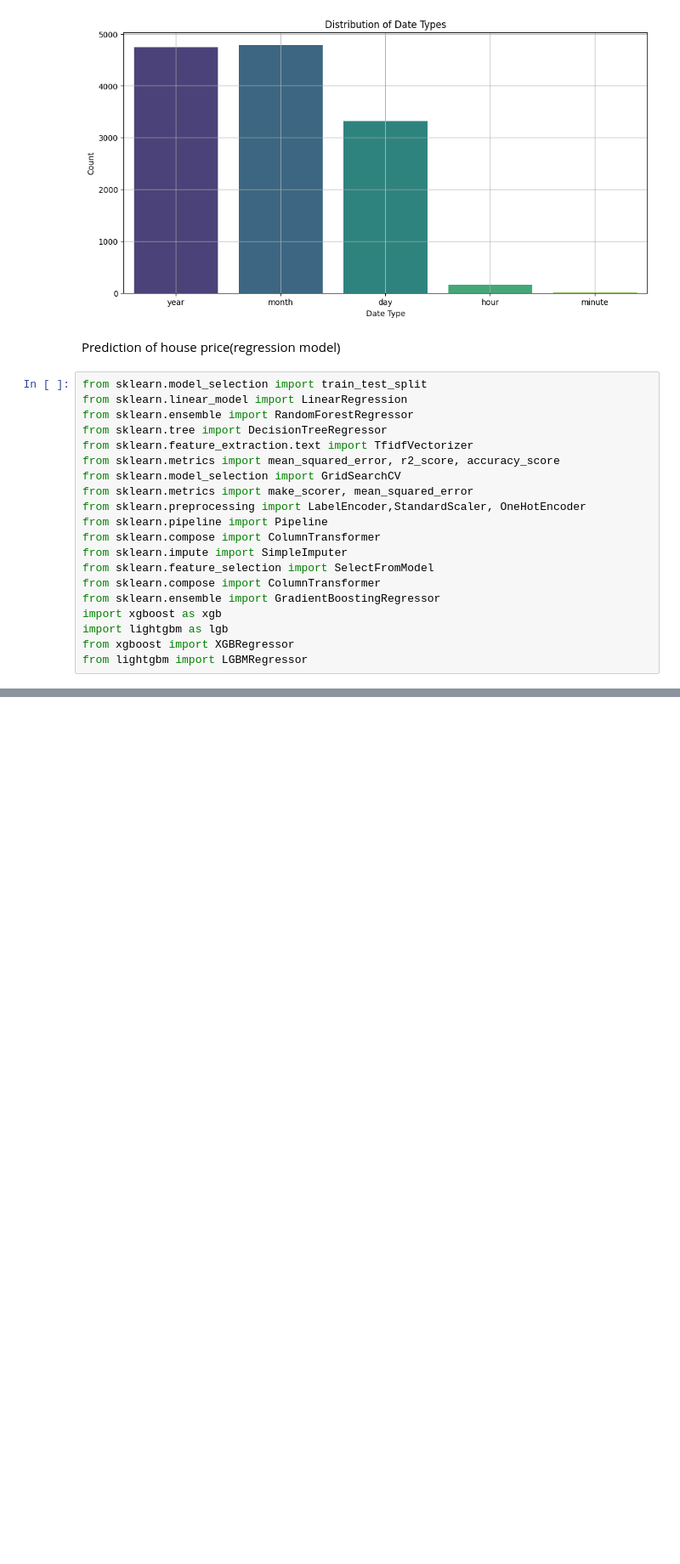
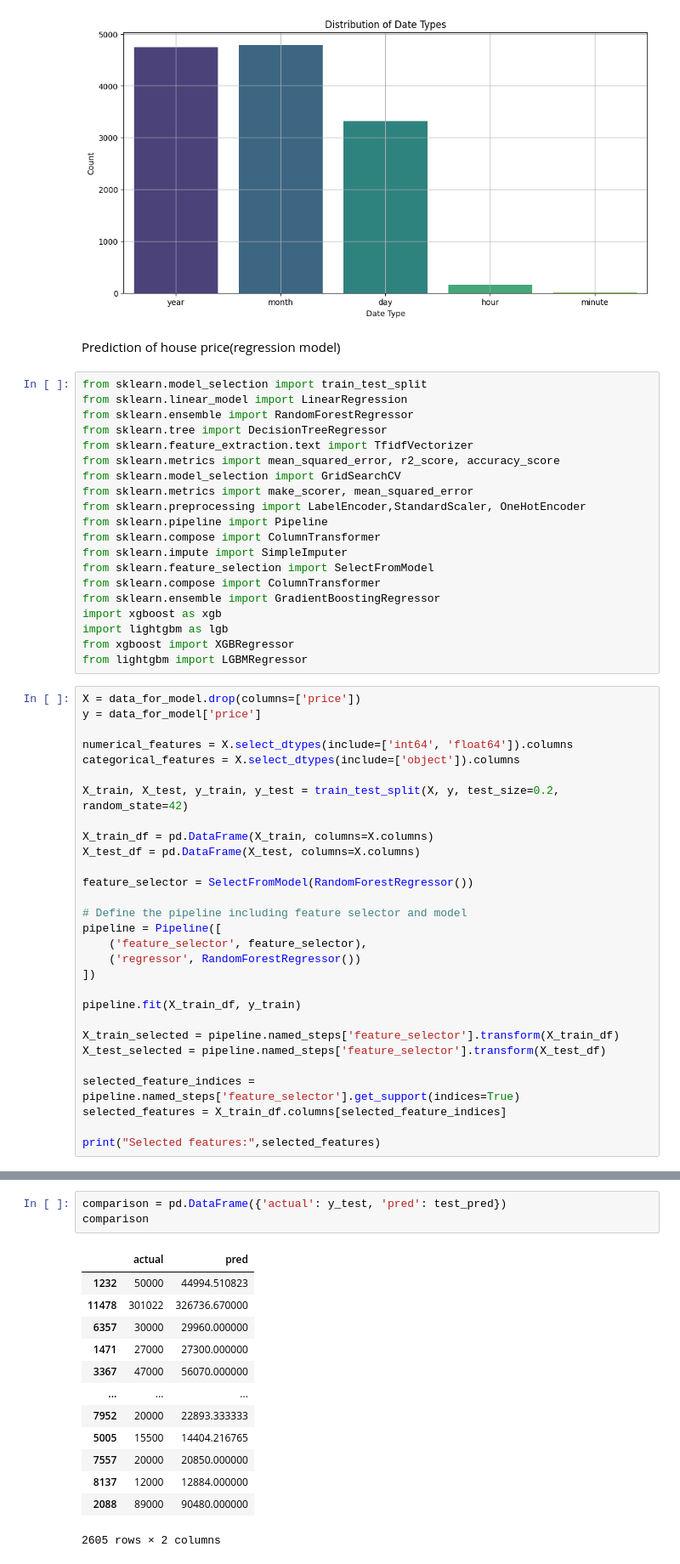
Before and after one commit to prkshayush/house-price-prediction, a Jupyter notebook: main.ipynb, the cells around one changed output, grey strips where cells are left out. Shown at 85% size. Drawn from its saved outputs; the diff is of its cells as text; blank space fills up the shorter version.

```diff
--- a/main.ipynb
+++ b/main.ipynb
@@ -450,3 +450,32 @@ import xgboost as xgb
 import lightgbm as lgb
 from xgboost import XGBRegressor
 from lightgbm import LGBMRegressor
+# %%
+X = data_for_model.drop(columns=['price'])
+y = data_for_model['price']
+
+numerical_features = X.select_dtypes(include=['int64', 'float64']).columns
+categorical_features = X.select_dtypes(include=['object']).columns
+
+X_train, X_test, y_train, y_test = train_test_split(X, y, test_size=0.2, random_state=42)
+
+X_train_df = pd.DataFrame(X_train, columns=X.columns)
+X_test_df = pd.DataFrame(X_test, columns=X.columns)
+
+feature_selector = SelectFromModel(RandomForestRegressor())
+
+# Define the pipeline including feature selector and model
+pipeline = Pipeline([
+    ('feature_selector', feature_selector),
+    ('regressor', RandomForestRegressor())
+])
+
+pipeline.fit(X_train_df, y_train)
+
+X_train_selected = pipeline.named_steps['feature_selector'].transform(X_train_df)
+X_test_selected = pipeline.named_steps['feature_selector'].transform(X_test_df)
+
+selected_feature_indices = pipeline.named_steps['feature_selector'].get_support(indices=True)
+selected_features = X_train_df.columns[selected_feature_indices]
+
+print("Selected features:",selected_features)
@@ -452,0 +566,17 @@ from lightgbm import LGBMRegressor
+# %%
+comparison = pd.DataFrame({'actual': y_test, 'pred': test_pred})
+comparison
+# %% [output]
+|  | actual | pred |
+| 1232 | 50000 | 44994.510823 |
+| 11478 | 301022 | 326736.670000 |
+| 6357 | 30000 | 29960.000000 |
+| 1471 | 27000 | 27300.000000 |
+| 3367 | 47000 | 56070.000000 |
+| ... | ... | ... |
+| 7952 | 20000 | 22893.333333 |
+| 5005 | 15500 | 14404.216765 |
+| 7557 | 20000 | 20850.000000 |
+| 8137 | 12000 | 12884.000000 |
+| 2088 | 89000 | 90480.000000 |
+2605 rows × 2 columns
```
Also changed, not shown: parts of 10 cells of this notebook.
